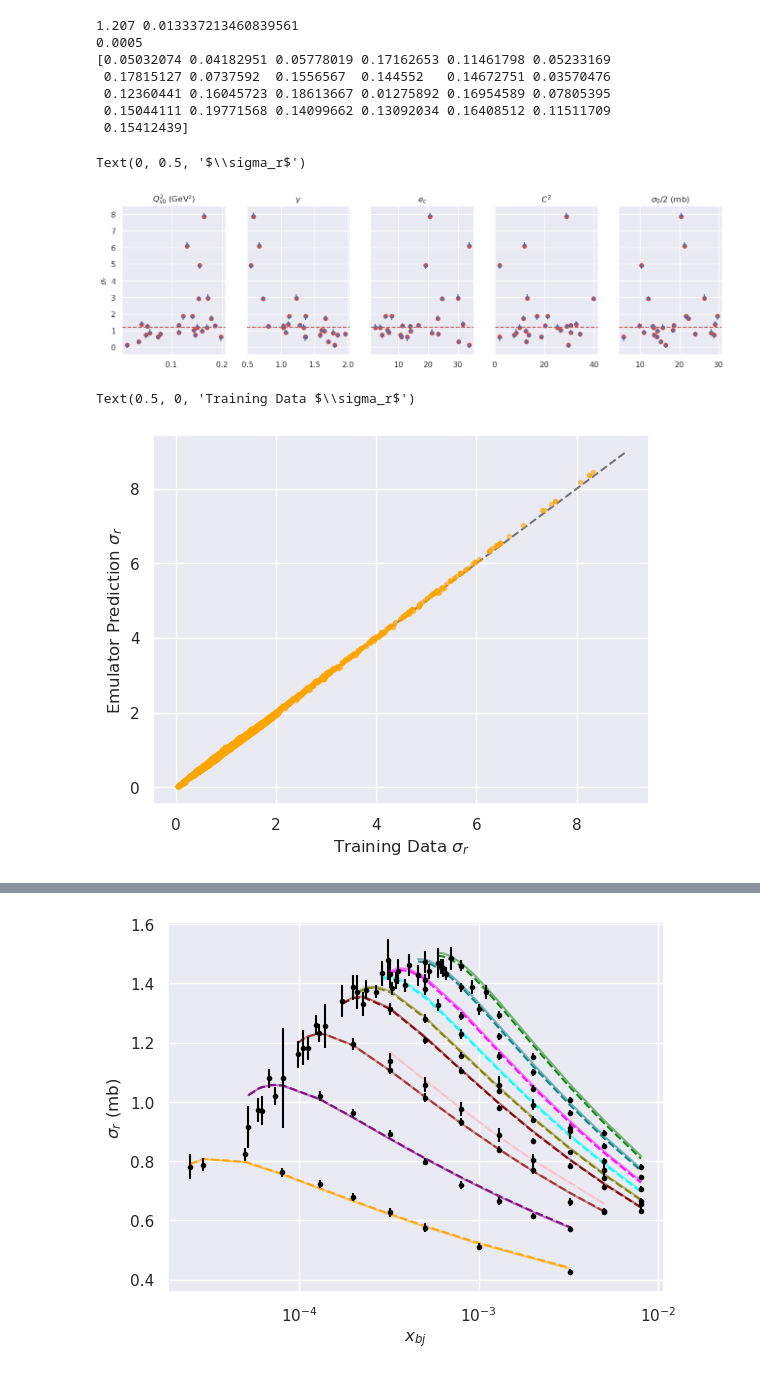
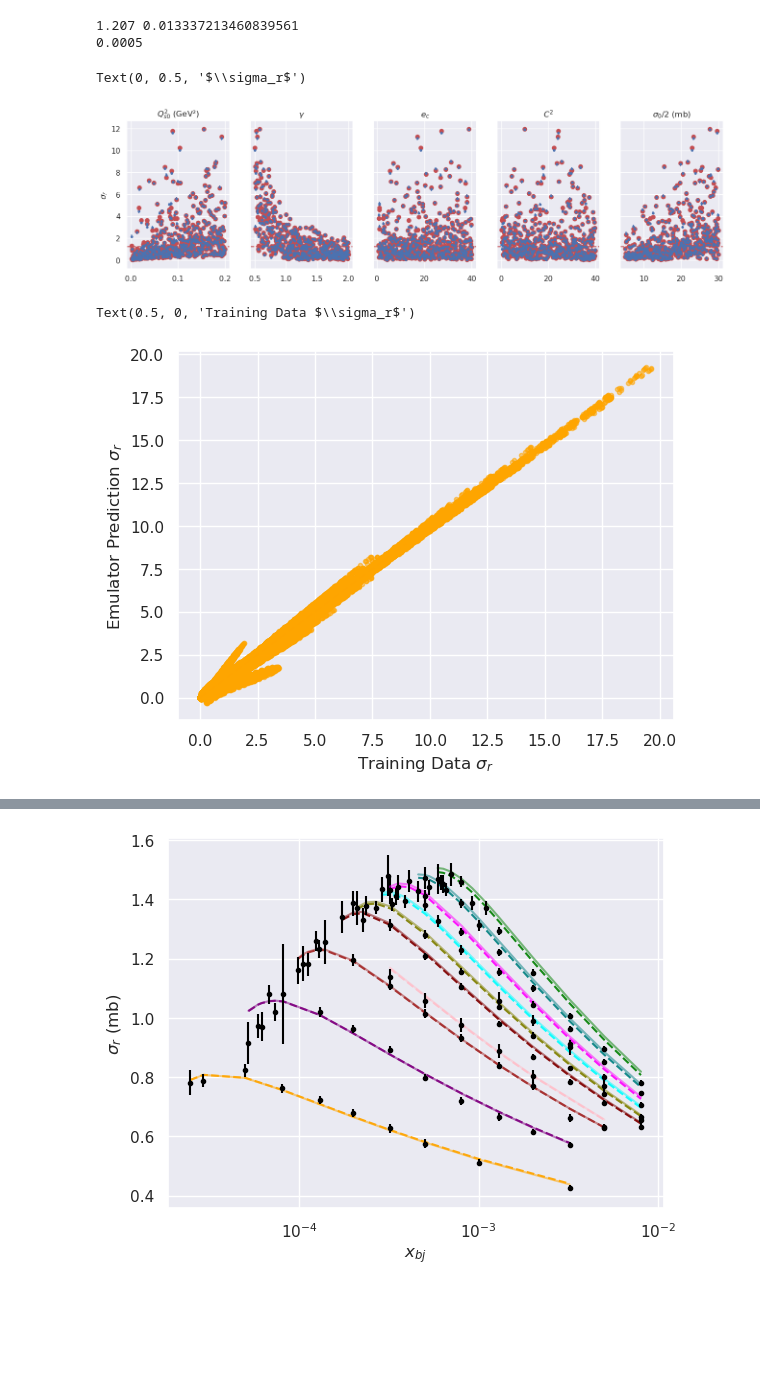
Before and after one commit to camcasuga/BayesianBK, a Jupyter notebook: PCA_GPE_mv5.ipynb, the cells around one changed output, grey strips where cells are left out. Saved outputs shown, nothing was run; the diff lists cells and outputs as text; code cells hidden in the pictures; blank space fills up the shorter version.

Commit message:
plot two corners

```diff
--- a/PCA_GPE_mv5.ipynb
+++ b/PCA_GPE_mv5.ipynb
@@ -20,7 +20,8 @@ def train_PCA_GPE(training_data, theta, primary_components = 2):
     gpes = []
 
     for z in training_data_PCAd.T[:primary_components]: # optimize hyper parameters for each pc
-        kernel = 1 * RBF(length_scale = 1 * np.ones(theta.shape[1]), length_scale_bounds = (1e-10, 1e10)) + 1 * WhiteKernel()
+        kernel = 1 * RBF(length_scale = 1 * np.ones(theta.shape[1]),
+                         length_scale_bounds = (1e-10, 1e10)) + 1 * WhiteKernel()
         gpe = GaussianProcessRegressor(kernel = kernel,  n_restarts_optimizer = 5) #, normalize_y = True)
         gpes.append(gpe.fit(theta, z))
 
@@ -295,18 +317,19 @@ scatter_hist(1, 4, ax, ax_histx, ax_histy)
 # %%
 # train pca, scaler, and gpe
 npc = 5
-emulators = train_PCA_GPE(training_set, myparams, primary_components = npc)
+#emulators = train_PCA_GPE(training_set, myparams, primary_components = npc)
+emulators = train_PCA_GPE(training_set_all, params_all, primary_components = npc)
 # return predictions of fits
-pred_r, err_r = return_predictions(emulators, myparams_test, return_std_ = True)
+pred_r, err_r = return_predictions(emulators, params_all, return_std_ = True)
 #pred_r_train, err_r_train = return_predictions(emulators, myparams, return_std_ = True)
 # %%
 # plot for first kinematical point, comparing training da$Q_{s0}^{2}$ (GeV²)= 0.166
 kp = 100
 f, ax = plt.subplots(1, n_params, sharey = True, figsize=(16,4))
 for i in range(0,n_params):
-    ax[i].errorbar(myparams_test[:,i], pred_r[:,kp], fmt = '.', yerr = err_r[:,kp], label = "GPE Prediction on Test")
-    #ax[i].errorbar(myparams[:,i], pred_r_train[:,kp], fmt = '.', yerr = err_r_train[:,kp], label = "GPE Prediction on Train")
-    ax[i].plot(myparams_test[:,i], training_set_test[:,kp], 'ro', label = 'Test')
+    #ax[i].errorbar(myparams_test[:,i], pred_r[:,kp], fmt = '.', yerr = err_r[:,kp], label = "GPE Prediction on Test")
+    ax[i].errorbar(params_all[:,i], pred_r[:,kp], fmt = '.', yerr = err_r[:,kp], label = "GPE Prediction on Train")
+    ax[i].plot(params_all[:,i], training_set_all[:,kp], 'ro', label = 'Test')
     ax[i].axhline(exp[kp],  color = 'r', linestyle = '--', label = 'HERA value')
     ax[i].set_title(param_names[i])
     #ax[i].legend()
@@ -315,29 +338,23 @@ for i in range(0,n_params):
 # ax[1].set_xscale("log")
 print(exp[kp], exp_err[kp])
 print(xbj[kp])
-print(myparams_test[:,0])
 ax[0].set_ylabel(r"$\sigma_r$")
 # %% [output]
 1.207 0.013337213460839561
 0.0005
-[0.05032074 0.04182951 0.05778019 0.17162653 0.11461798 0.05233169
- 0.17815127 0.0737592  0.1556567  0.144552   0.14672751 0.03570476
- 0.12360441 0.16045723 0.18613667 0.01275892 0.16954589 0.07805395
- 0.15044111 0.19771568 0.14099662 0.13092034 0.16408512 0.11511709
- 0.15412439]
 Text(0, 0.5, '$\\sigma_r$')
-[figure, old version]
+[figure, new version]
 # %%
 diag = np.linspace(0,9)
 plt.plot(diag, diag, '--', color = 'black', alpha = 0.5)
 
-for i in range(100):
-    plt.plot(training_set_test[:,i], pred_r[:,i], '.', color = "orange", alpha = 0.5)
+for i in range(403):
+    plt.plot(training_set_all[:,i], pred_r[:,i], '.', color = "orange", alpha = 0.5)
 
 plt.ylabel("Emulator Prediction $\sigma_r$")
 plt.xlabel("Training Data $\sigma_r$")
 #plt.ylim(0.0, 1.0)
 #plt.xlim(0.0, 1.0)
 # %% [output]
 Text(0.5, 0, 'Training Data $\\sigma_r$')
-[figure, old version]
+[figure, new version]
```
Also changed, not shown: parts of 28 cells of this notebook, 30 other files.
